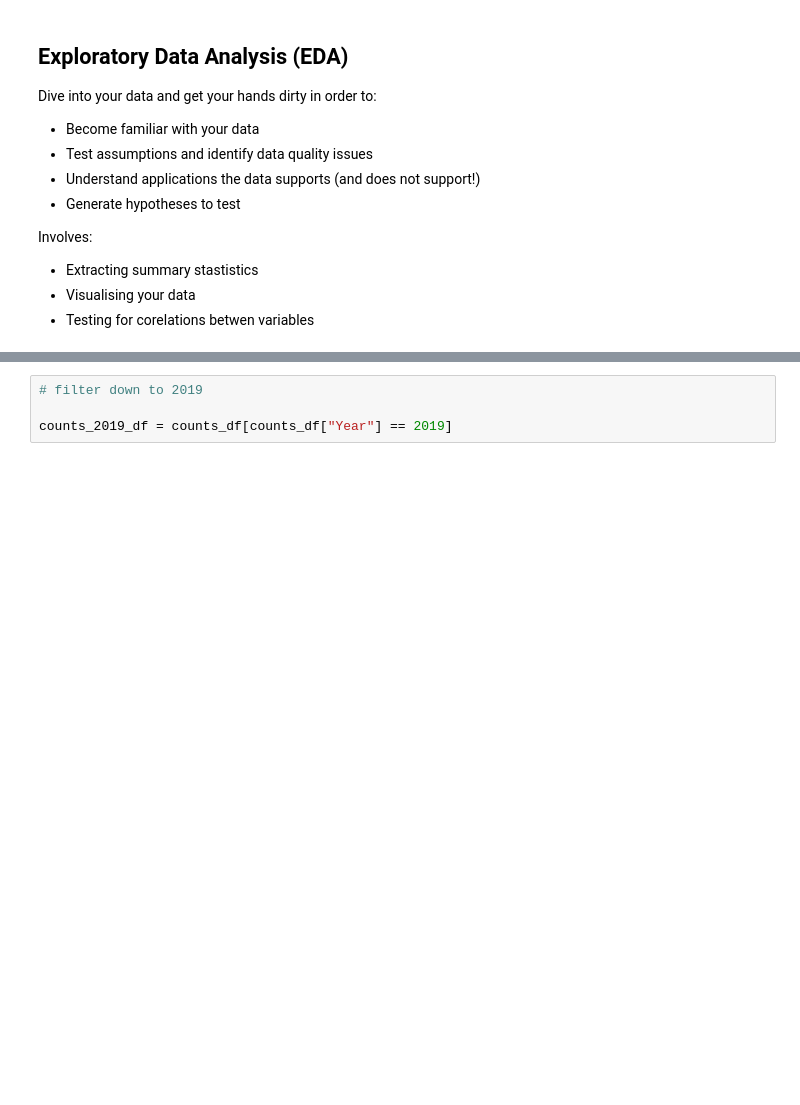
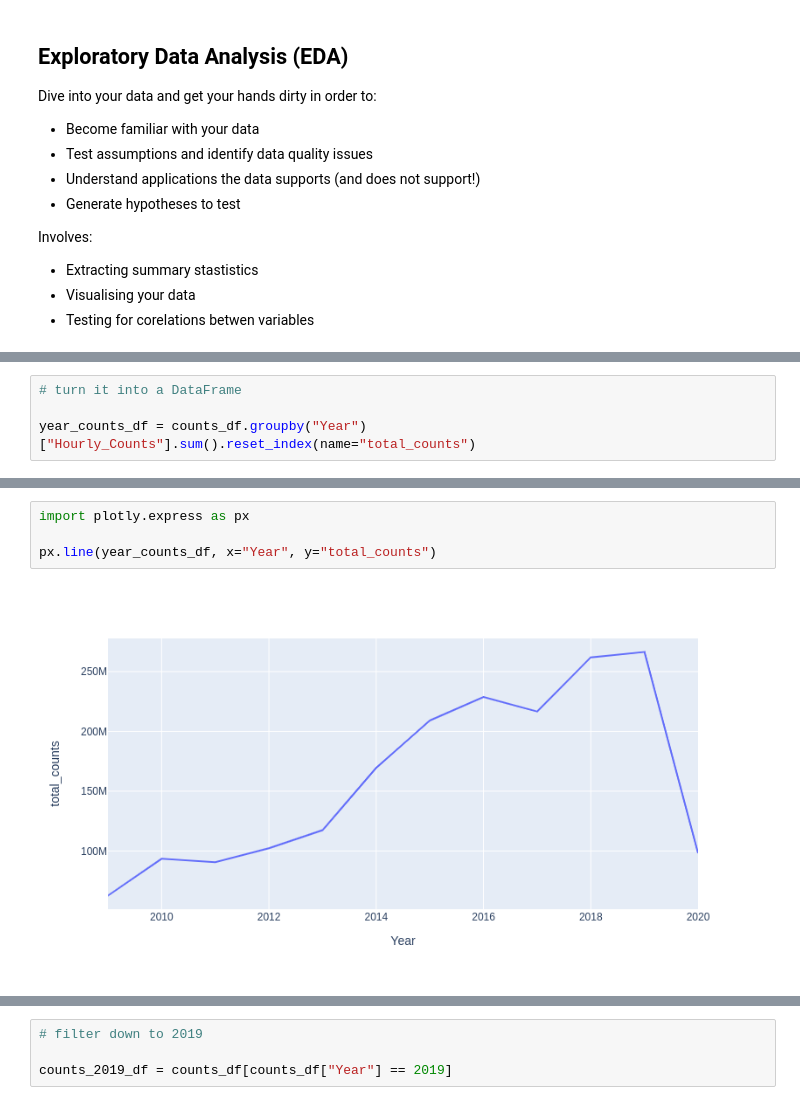
Before and after one commit to ned2/melbviz, a Jupyter notebook: notebooks/interactive_data_viz.ipynb, the cells around one changed output, grey strips where cells are left out. Saved outputs shown, nothing was run; the diff lists cells and outputs as text; blank space fills up the shorter version.

```diff
--- a/notebooks/interactive_data_viz.ipynb
+++ b/notebooks/interactive_data_viz.ipynb
@@ -227,0 +263,4 @@ px.line(year_counts_df, x="Year", y="Hourly_Counts", title="Total Footfalls by Y
+# %%
+# turn it into a DataFrame
+
+year_counts_df = counts_df.groupby("Year")["Hourly_Counts"].sum().reset_index(name="total_counts")
@@ -227,0 +281,6 @@ px.line(year_counts_df, x="Year", y="Hourly_Counts", title="Total Footfalls by Y
+# %%
+import plotly.express as px
+
+px.line(year_counts_df, x="Year", y="total_counts")
+# %% [output]
+[figure, added]
```
Also changed, not shown: parts of 43 cells of this notebook, 4 other files.
